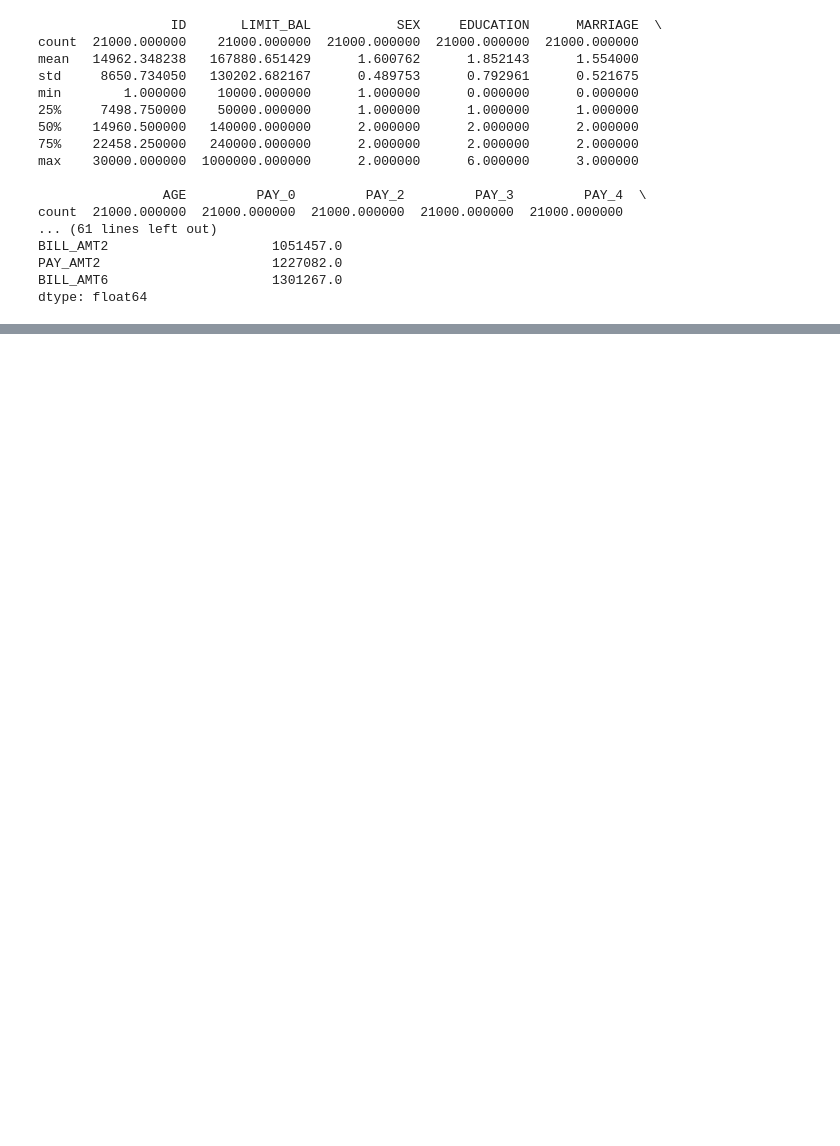
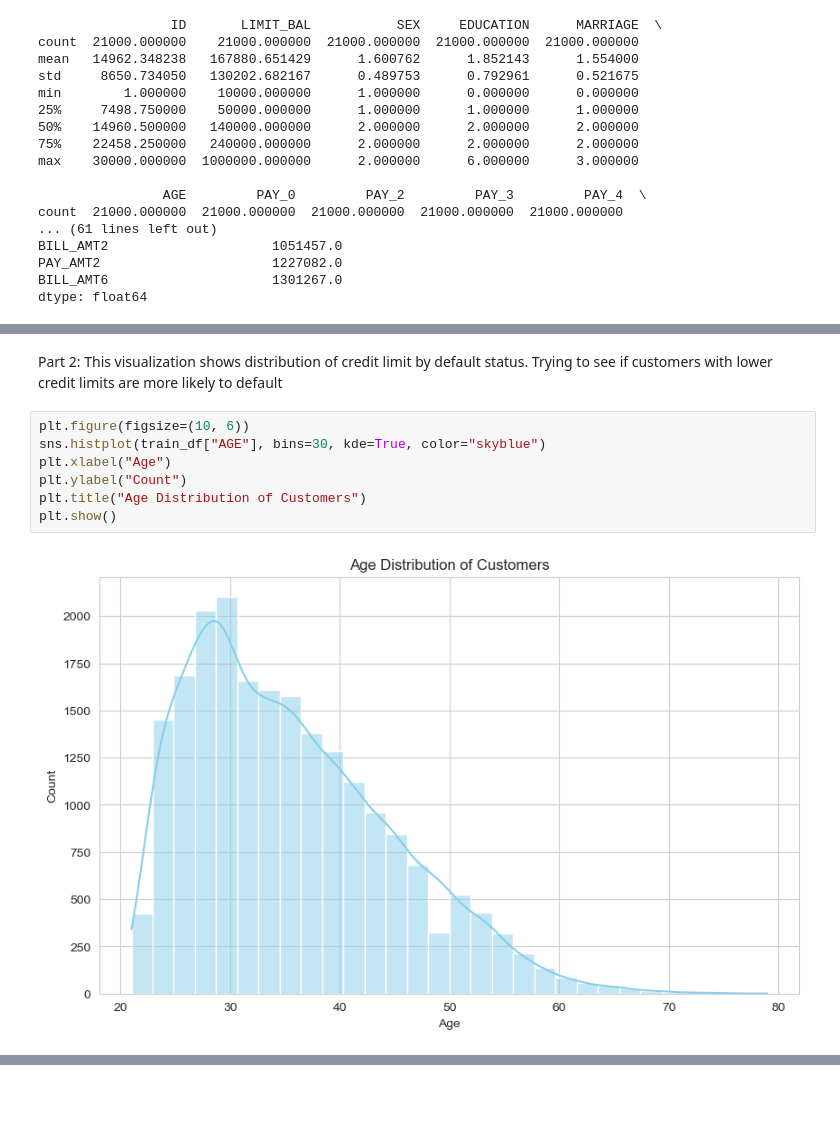
Before and after one commit to pepkh/cpsc330_hw5, a Jupyter notebook: hw5.ipynb, the cells around one changed output, grey strips where cells are left out. Cells and saved outputs as stored; diff of their text form; blank space fills up the shorter version.

```diff
--- a/hw5.ipynb
+++ b/hw5.ipynb
@@ -272,0 +306,11 @@ dtype: float64
+# %% [markdown]
+Part 2: This visualization shows distribution of credit limit by default status. Trying to see if customers with lower credit limits are more likely to default
+# %%
+plt.figure(figsize=(10, 6))
+sns.histplot(train_df["AGE"], bins=30, kde=True, color="skyblue")
+plt.xlabel("Age")
+plt.ylabel("Count")
+plt.title("Age Distribution of Customers")
+plt.show()
+# %% [output]
+[figure, added]
```
Also changed, not shown: parts of 45 cells of this notebook.
